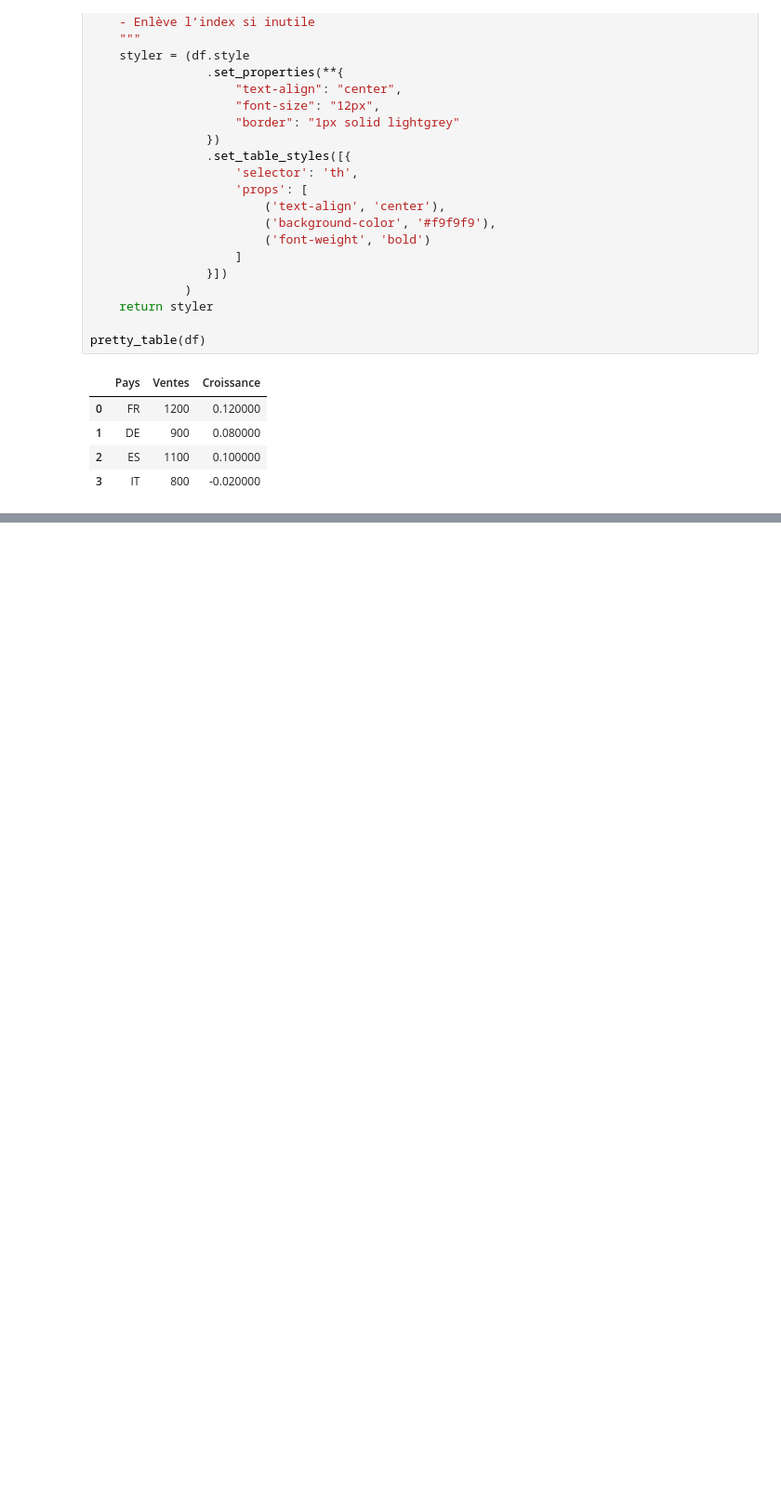
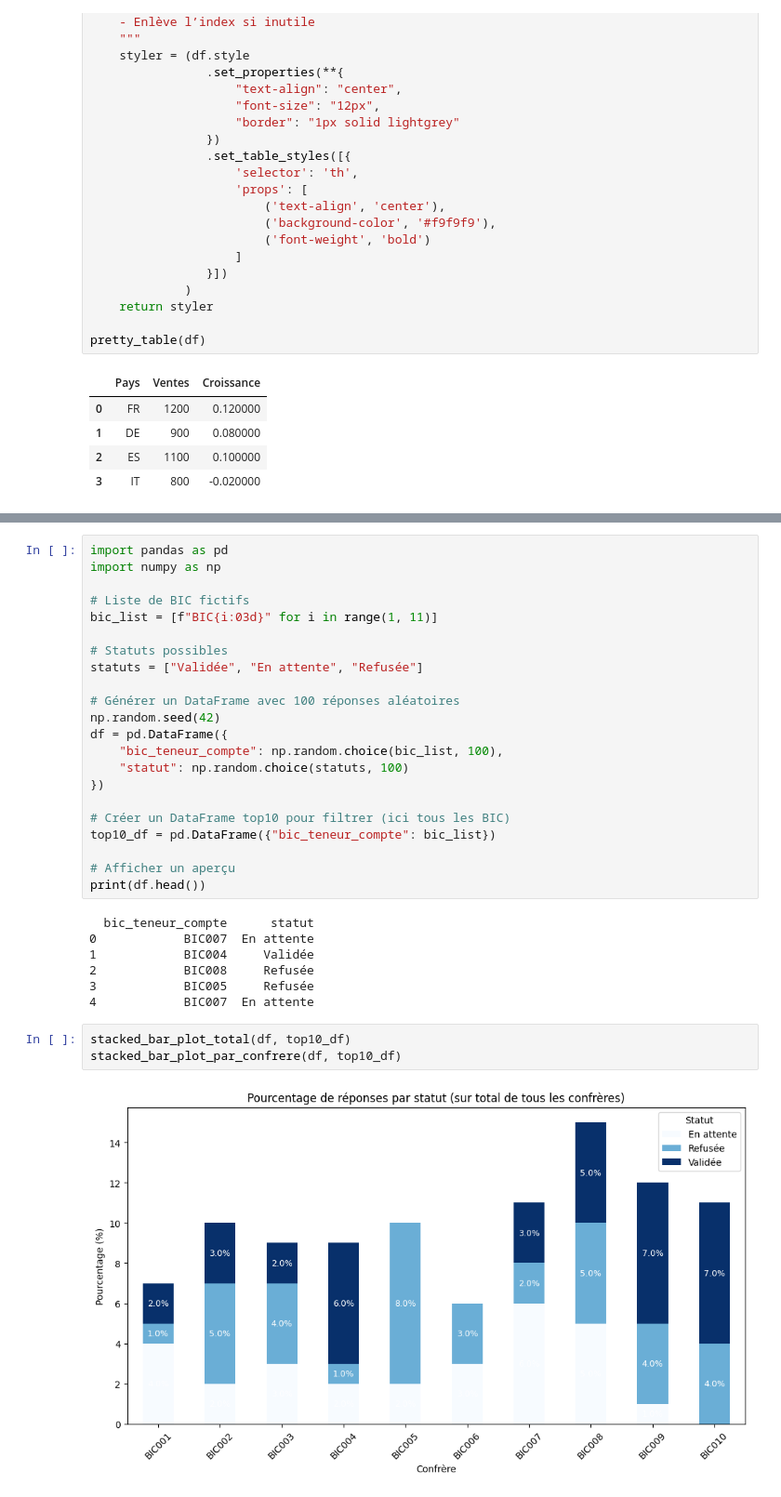
Before and after one commit to Maria-lin/How-to-make-notebook-in-dataiku, a Jupyter notebook: untitled15.ipynb, the cells around one changed output, grey strips where cells are left out. Shown at 93% size. Drawn from its saved outputs; the diff is of its cells as text; blank space fills up the shorter version.

```diff
--- a/untitled15.ipynb
+++ b/untitled15.ipynb
@@ -2186,0 +2269,34 @@ pretty_table(df)
+# %%
+import pandas as pd
+import numpy as np
+
+# Liste de BIC fictifs
+bic_list = [f"BIC{i:03d}" for i in range(1, 11)]
+
+# Statuts possibles
+statuts = ["Validée", "En attente", "Refusée"]
+
+# Générer un DataFrame avec 100 réponses aléatoires
+np.random.seed(42)
+df = pd.DataFrame({
+    "bic_teneur_compte": np.random.choice(bic_list, 100),
+    "statut": np.random.choice(statuts, 100)
+})
+
+# Créer un DataFrame top10 pour filtrer (ici tous les BIC)
+top10_df = pd.DataFrame({"bic_teneur_compte": bic_list})
+
+# Afficher un aperçu
+print(df.head())
+# %% [output]
+  bic_teneur_compte      statut
+0            BIC007  En attente
+1            BIC004     Validée
+2            BIC008     Refusée
+3            BIC005     Refusée
+4            BIC007  En attente
+# %%
+stacked_bar_plot_total(df, top10_df)
+stacked_bar_plot_par_confrere(df, top10_df)
+# %% [output]
+[figure, added]
```
Also changed, not shown: parts of 2 cells of this notebook.
